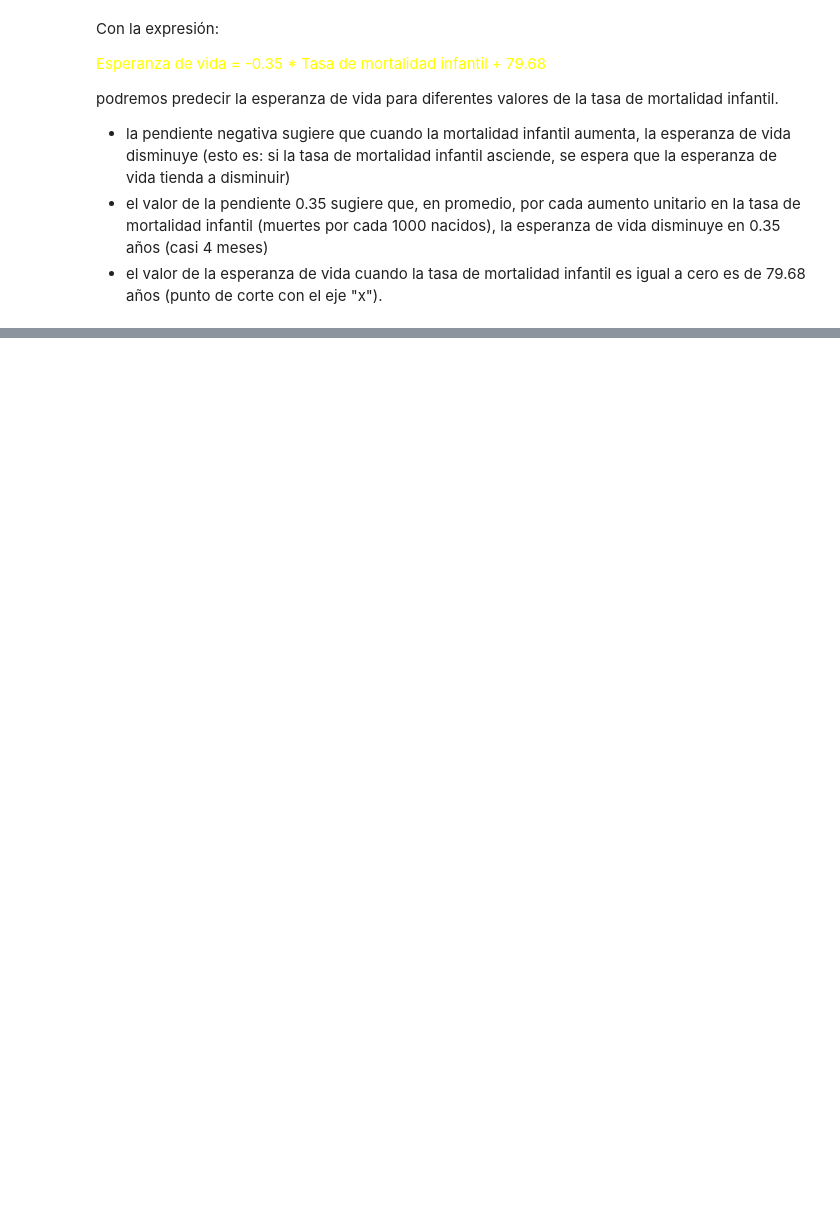
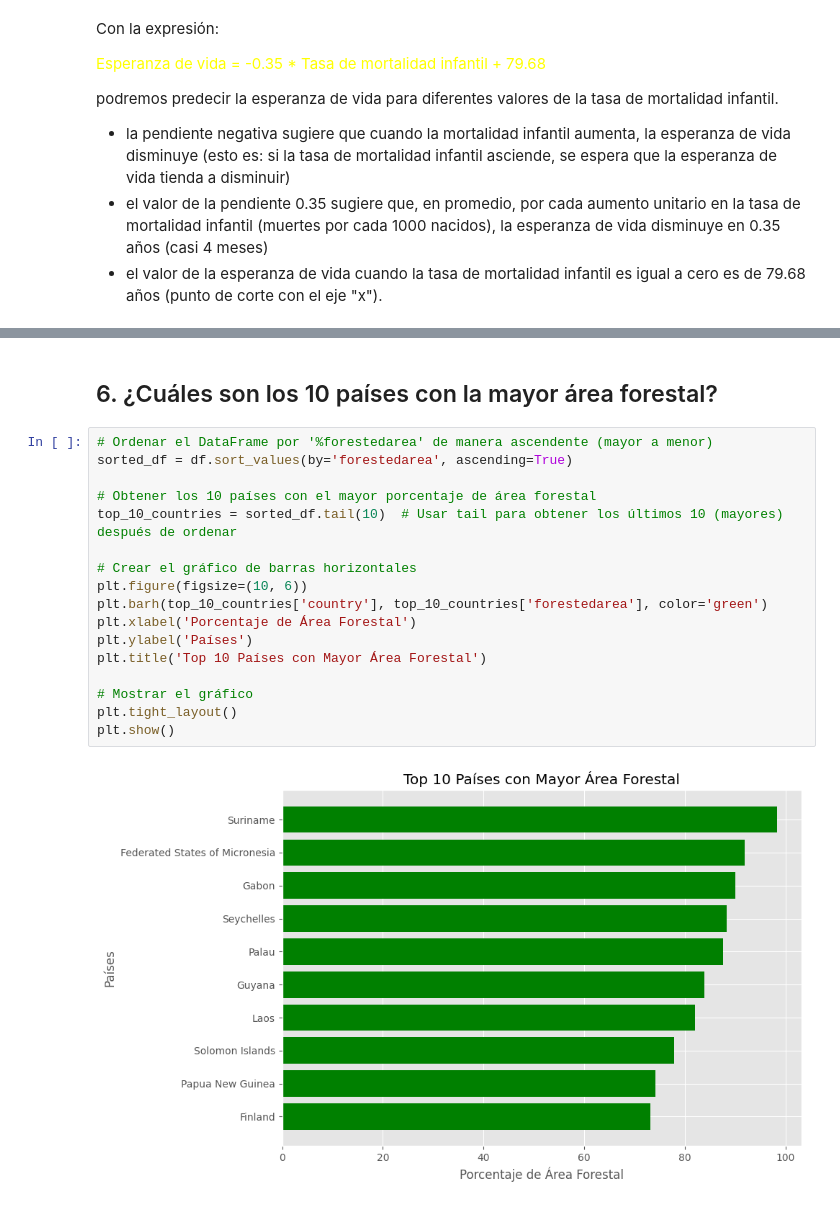
Before and after one commit to Adalab/da-modulo3-sprint2-pairprogramming-RocioZahara, a Jupyter notebook: M03_sprint2_01_Visualizacion.ipynb, the cells around one changed output, grey strips where cells are left out. Saved outputs shown, nothing was run; the diff lists cells and outputs as text; blank space fills up the shorter version.

Commit message:
hechos hasta el 8 inclusive - falta revisar si cumple los requisitos de visualización del pp, REVISAR

```diff
--- a/M03_sprint2_01_Visualizacion.ipynb
+++ b/M03_sprint2_01_Visualizacion.ipynb
@@ -355,0 +362,21 @@ La relación entre la tasa de natalidad y la población urbana no parece ser cla
+# %% [markdown]
+## 6. ¿Cuáles son los 10 países con la mayor área forestal?
+# %%
+# Ordenar el DataFrame por '%forestedarea' de manera ascendente (mayor a menor)
+sorted_df = df.sort_values(by='forestedarea', ascending=True)
+
+# Obtener los 10 países con el mayor porcentaje de área forestal
+top_10_countries = sorted_df.tail(10)  # Usar tail para obtener los últimos 10 (mayores) después de ordenar
+
+# Crear el gráfico de barras horizontales
+plt.figure(figsize=(10, 6))
+plt.barh(top_10_countries['country'], top_10_countries['forestedarea'], color='green')
+plt.xlabel('Porcentaje de Área Forestal')
+plt.ylabel('Países')
+plt.title('Top 10 Países con Mayor Área Forestal')
+
+# Mostrar el gráfico
+plt.tight_layout()
+plt.show()
+# %% [output]
+[figure, added]
```
Also changed, not shown: parts of 21 cells of this notebook.
